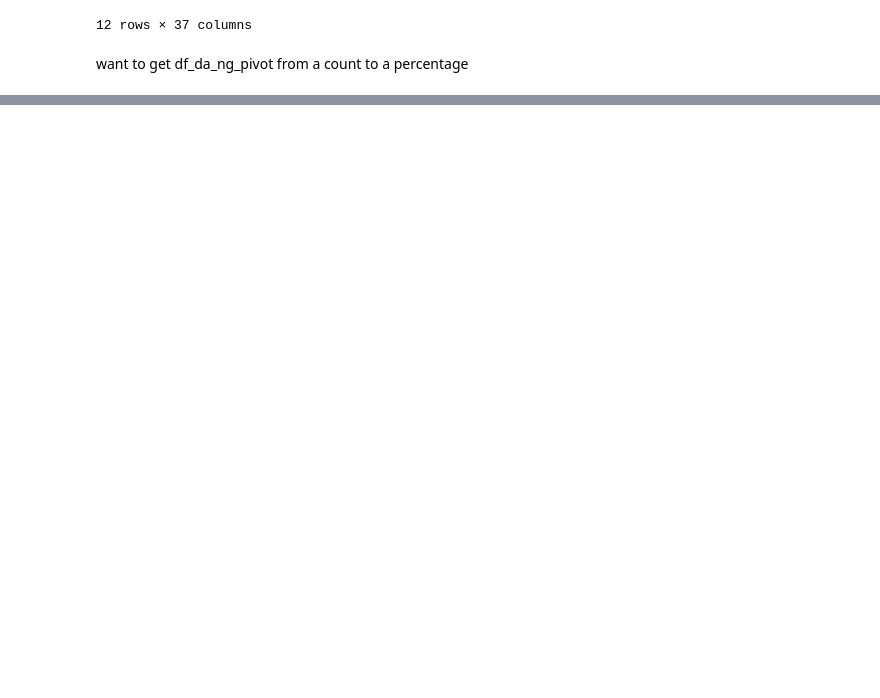
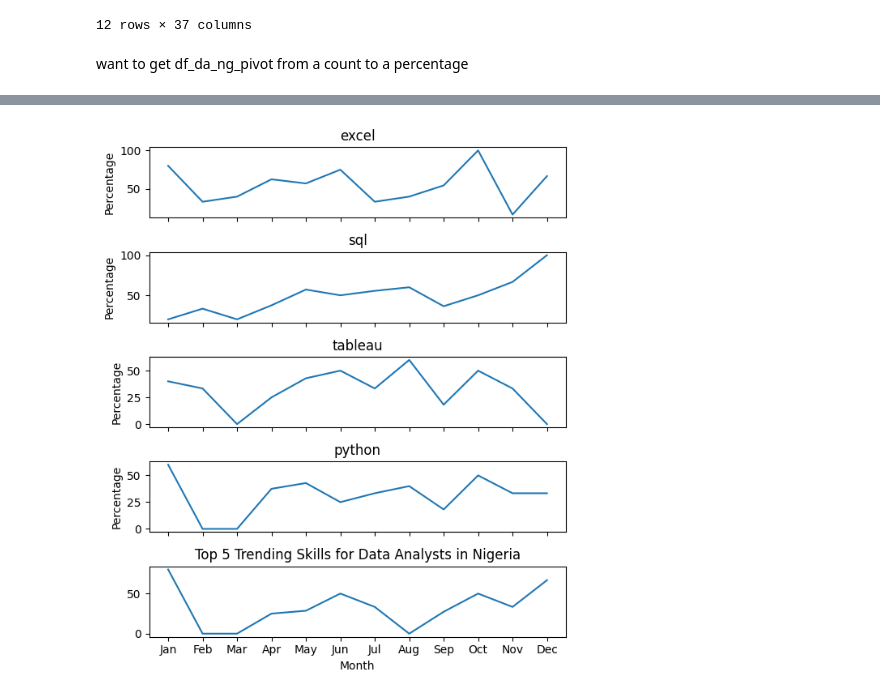
Before and after one commit to Allen-Ngbede/EDA-Job-Postings, a Jupyter notebook: Skills_Trend.ipynb, the cells around one changed output, grey strips where cells are left out. Saved outputs shown, nothing was run; the diff lists cells and outputs as text; code cells hidden in the pictures; blank space fills up the shorter version.

```diff
--- a/Skills_Trend.ipynb
+++ b/Skills_Trend.ipynb
@@ -100,0 +145,20 @@ df_da_ng_percent
+# %%
+# Create subplots for each skill
+fig, axes = plt.subplots(5, 1, figsize=(6, 7), sharex=True)
+
+# Plot each skill on its own subplot
+for ax, column in zip(axes, df_plot.columns):
+    sns.lineplot(data=df_plot, x=df_plot.index, y=column, ax=ax)
+    ax.set_title(column)
+    ax.set_ylabel('Percentage')
+
+# Adjust layout
+plt.title('Top 5 Trending Skills for Data Analysts in Nigeria')
+plt.ylabel('')
+plt.xlabel('2023')
+plt.tight_layout()
+plt.xlabel('Month')
+plt.grid(False)
+plt.show()
+# %% [output]
+[figure, added]
```
Also changed, not shown: parts of 4 cells of this notebook, 7 other files.
